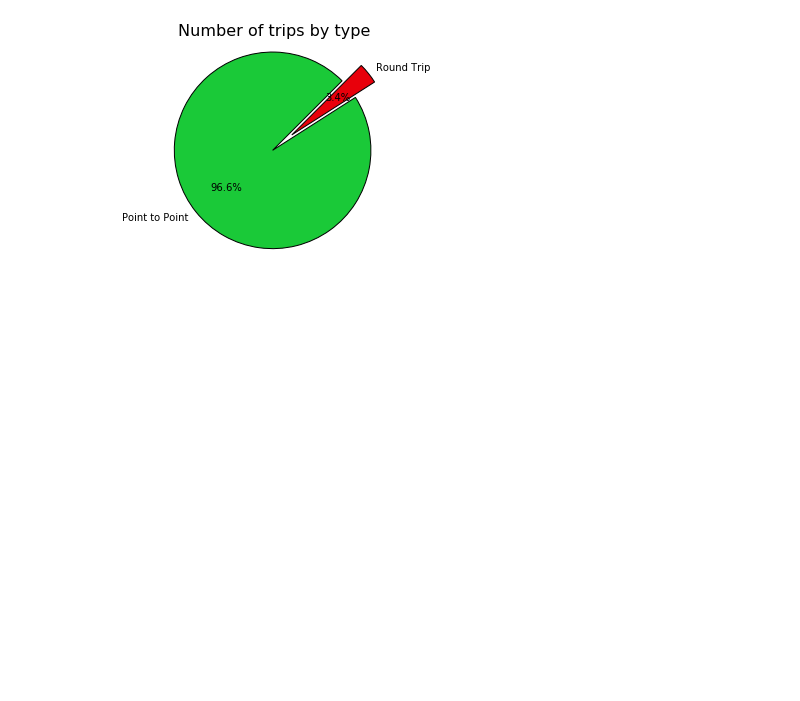
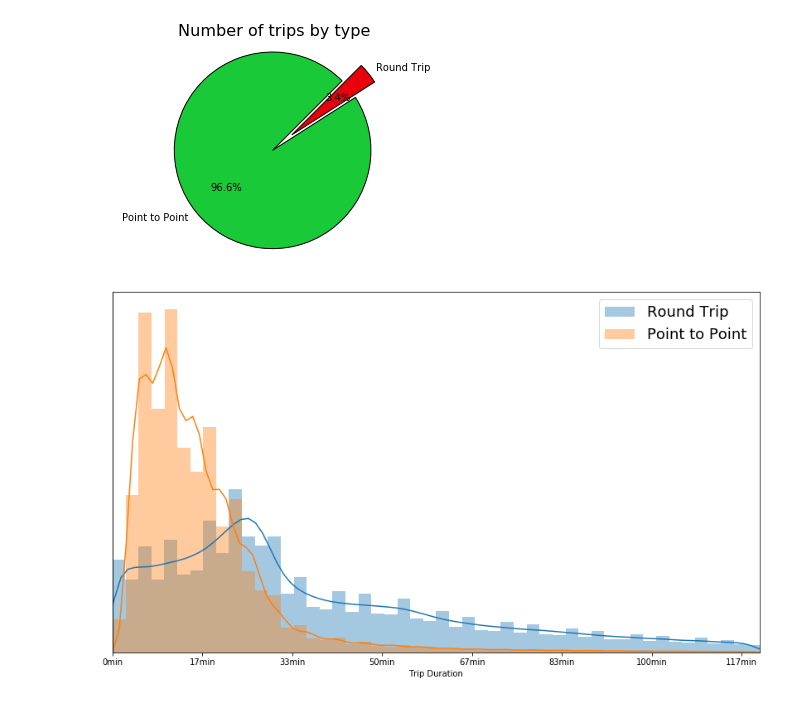
Before and after one commit to DanteLore/tfl-cycles, a Jupyter notebook: notebooks/trip-analysis.ipynb, the cells around one changed output. Drawn from its saved outputs; the diff is of its cells as text; code cells hidden in the pictures; blank space fills up the shorter version.

```diff
--- a/notebooks/trip-analysis.ipynb
+++ b/notebooks/trip-analysis.ipynb
@@ -186,27 +195,21 @@ plt.show()
 # %%
-trips.createOrReplaceTempView("trips")
-round_trip_durations = (
-    spark.sql("""select duration from trips where trip_type == 'Round Trip' and duration < 7200""")
-).toPandas()
-
-p2p_trip_durations = (
-    spark.sql("""select duration from trips where trip_type != 'Round Trip' and duration < 7200""")
-).toPandas()
-
 def format_number_for_axis(value, tick_number):
     return "{0:0.0f}min".format(value / 60)
 
-plt.subplots(figsize=(10, 6))
+plt.subplots(figsize=(14, 8))
 
 ax = sns.distplot(round_trip_durations['duration'], label='Round Trip')
 sns.distplot(p2p_trip_durations['duration'], ax=ax, label='Point to Point')
 
 ax.xaxis.set_major_formatter(plt.FuncFormatter(format_number_for_axis))
 ax.yaxis.set_visible(False)
+ax.set_xlim([0, 7200])
 
-plt.title("Trip Duration by Trip Type", fontsize=18)
-plt.legend(loc='upper right')
+plt.title("", fontsize=18)
+plt.legend(loc='upper right', fontsize=18)
 plt.axvline(0, color='black')
 plt.xlabel("Trip Duration")
-plt.ylabel("Number of Trips")
+plt.ylabel("")
 plt.show()
+# %% [output]
+[figure, added]
```
Also changed, not shown: parts of 1 cell of this notebook, 6 other files.
